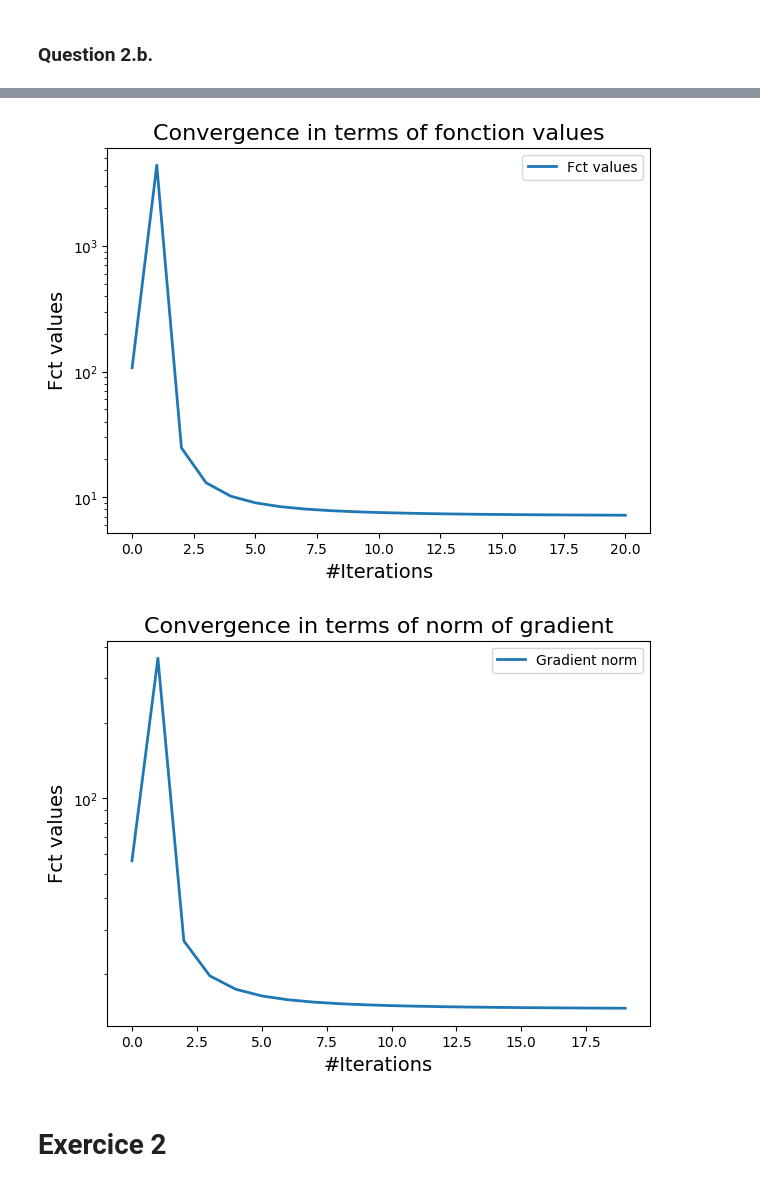
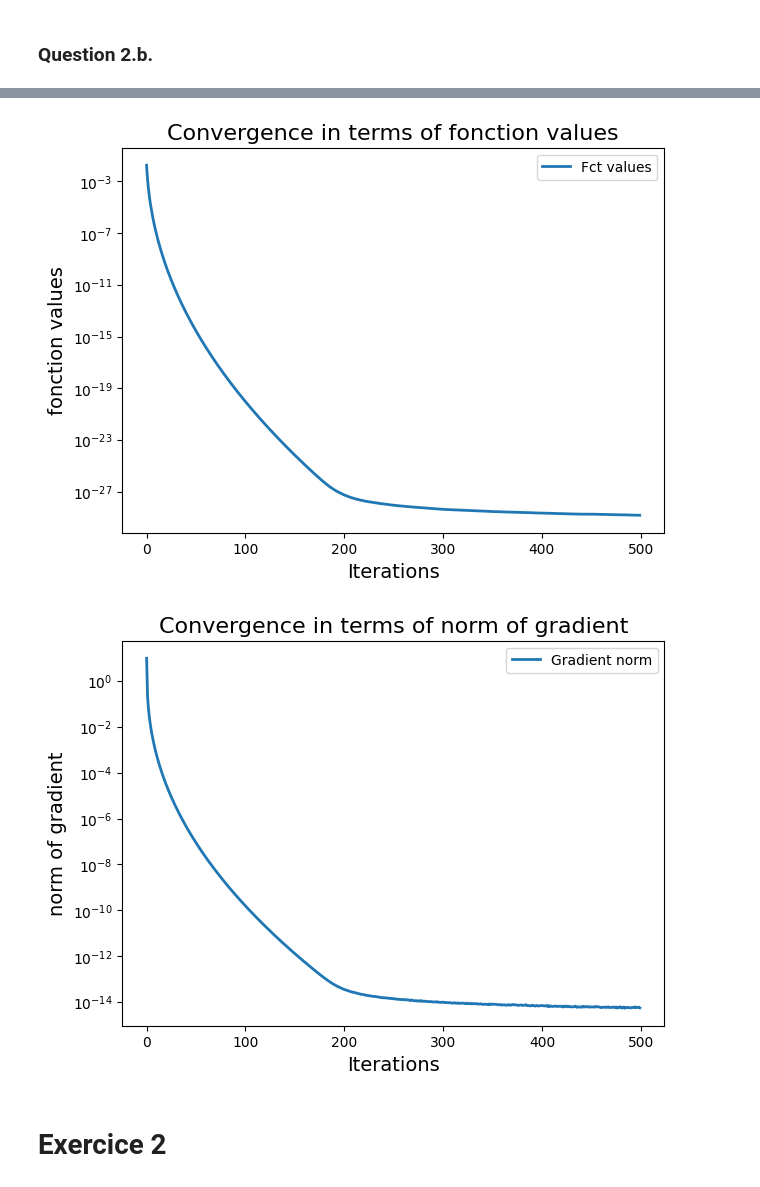
Before and after one commit to Pi-erren/psl_iasd_works, a Jupyter notebook: optimization/project/ml_optimization_project.ipynb, the cells around one changed output, grey strips where cells are left out. Cells and saved outputs as stored; diff of their text form; code cells hidden in the pictures.

```diff
--- a/optimization/project/ml_optimization_project.ipynb
+++ b/optimization/project/ml_optimization_project.ipynb
@@ -28,14 +35,20 @@ from utils.utils import visualize
 # %% [markdown]
 ### Question 1.b.
 # %%
-np.random.seed(0)
-n = 100
-X = np.random.normal(0, 1, n).reshape(n, 1)
-y = np.random.normal(0, 1, n).reshape(n, 1)
-w0 = np.random.random(1).reshape(1, 1)
+# Problem initialization
+w0 = np.random.rand(1).reshape(1, 1)
 pblinreg = RegPb(X=X, y=y, w=w0, lambda_reg=0)
+n = batch_size = pblinreg.n
 
-loss_vals = gd(pblinreg, stepchoice=1, init_step=1, n_iter=10, verbose=True)
-visualize(data={"Fct values": loss_vals}, title="fonction values")
-visualize(data={"Gradient norm": pblinreg.g_norm_list}, title="norm of gradient")
+# Gradient Descent (batch_size = n)
+loss_vals = sgd(
+    pblinreg,
+    stepchoice=0.5,
+    init_step=0.1,
+    batch_size=n,
+    n_iter=500,
+    verbose=True,
+)
+visualize(data={"Fct values": loss_vals}, subject="fonction values")
+visualize(data={"Gradient norm": pblinreg.g_norm_list}, subject="norm of gradient")
 # %% [output]
@@ -56,14 +76,19 @@ visualize(data={"Gradient norm": pblinreg.g_norm_list}, title="norm of gradient"
 # %% [markdown]
 ### Question 2.b.
 # %%
-np.random.seed(0)
-n = 10
-X = np.random.normal(0, 1, n).reshape(1, n)
-y = np.random.normal(0, 1, n).reshape(1, n)
 W0 = np.random.normal(0, 1, (n, n))
-pblinreg = RegPb(X=X, y=y, w=W0, lambda_reg=0)
+pblinreg = OverParamRegPb(X=X, y=y, W=W0, lambda_reg=0)
 
-loss_vals = gd(pblinreg, stepchoice=3, init_step=0.5, n_iter=20, verbose=True)
-visualize(data={"Fct values": loss_vals}, title="fonction values")
-visualize(data={"Gradient norm": pblinreg.g_norm_list}, title="norm of gradient")
+# Gradient Descent (batch_size = n)
+loss_vals = sgd(
+    pblinreg,
+    stepchoice=0.5,
+    init_step=1,
+    batch_size=int(n),
+    # batch_size=int(n / 2),
+    n_iter=500,
+    verbose=True,
+)
+visualize(data={"Fct values": loss_vals}, subject="fonction values")
+visualize(data={"Gradient norm": pblinreg.W_grad_norm_list}, subject="norm of gradient")
 # %% [output]
@@ -90,4 +112,4 @@ visualize(data={"Gradient norm": pblinreg.g_norm_list}, title="norm of gradient"
-[figure, old version]
+[figure, new version]
-[figure, old version]
+[figure, new version]
 # %% [markdown]
 # Exercice 2
```
Also changed, not shown: parts of 16 cells of this notebook, 5 other files.
